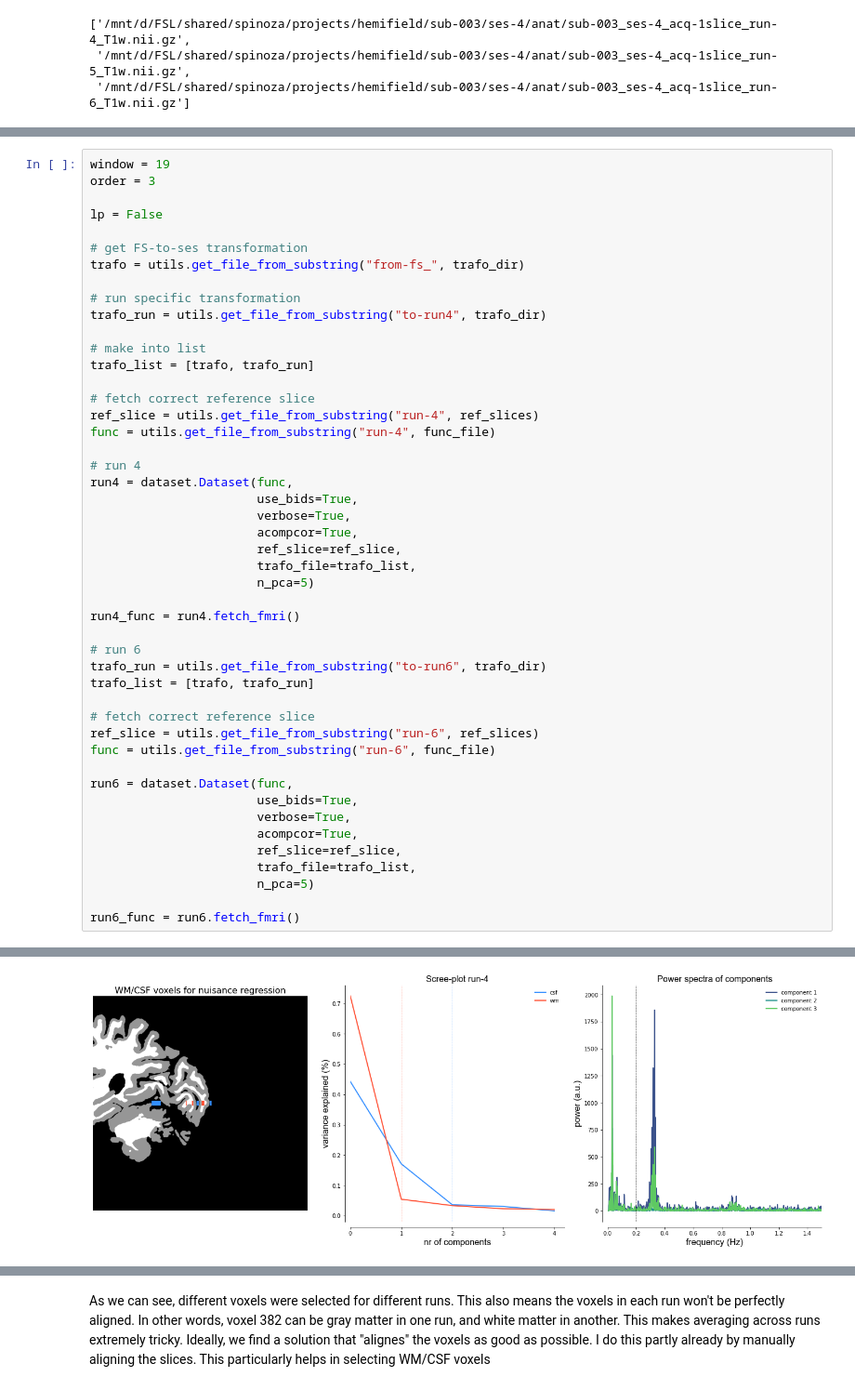
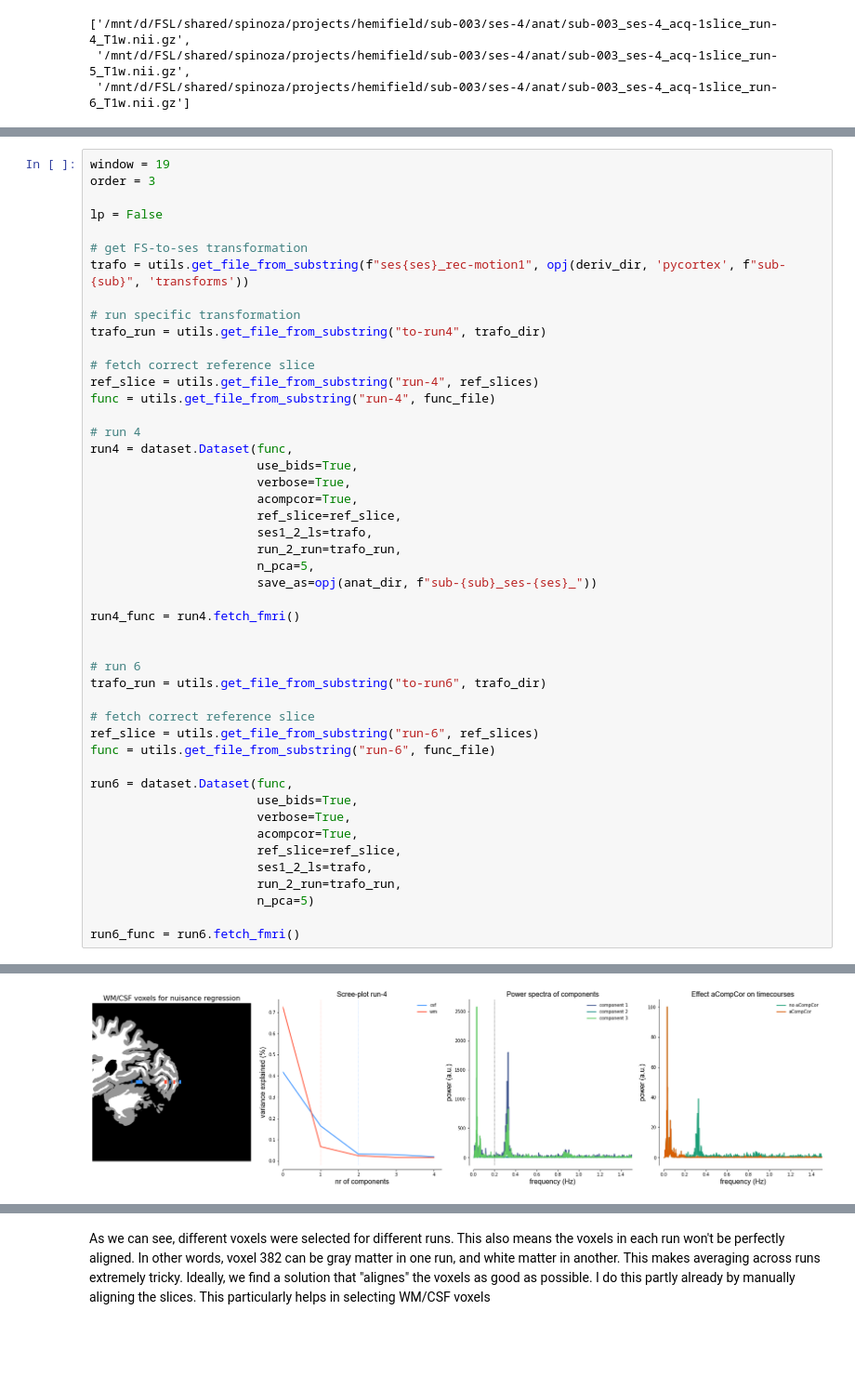
Before and after one commit to spinoza-centre/pRFline, a Jupyter notebook: notebooks/misc/alignment.ipynb, the cells around one changed output, grey strips where cells are left out. Shown: that part at 93% size. Drawn from its saved outputs; the diff is of its cells as text; blank space fills up the shorter version.

Commit message:
extra info summary plot aCompCor (#11)

```diff
--- a/notebooks/misc/alignment.ipynb
+++ b/notebooks/misc/alignment.ipynb
@@ -58,13 +67,10 @@ order = 3
 lp = False
 
 # get FS-to-ses transformation
-trafo = utils.get_file_from_substring("from-fs_", trafo_dir)
+trafo = utils.get_file_from_substring(f"ses{ses}_rec-motion1", opj(deriv_dir, 'pycortex', f"sub-{sub}", 'transforms'))
 
 # run specific transformation
 trafo_run = utils.get_file_from_substring("to-run4", trafo_dir)
-
-# make into list
-trafo_list = [trafo, trafo_run]
 
 # fetch correct reference slice
 ref_slice = utils.get_file_from_substring("run-4", ref_slices)
@@ -76,14 +82,16 @@ run4 = dataset.Dataset(func,
                        verbose=True,
                        acompcor=True,
                        ref_slice=ref_slice,
-                       trafo_file=trafo_list,
-                       n_pca=5)
+                       ses1_2_ls=trafo,
+                       run_2_run=trafo_run,
+                       n_pca=5,
+                       save_as=opj(anat_dir, f"sub-{sub}_ses-{ses}_"))
 
 run4_func = run4.fetch_fmri()
 
+
 # run 6
 trafo_run = utils.get_file_from_substring("to-run6", trafo_dir)
-trafo_list = [trafo, trafo_run]
 
 # fetch correct reference slice
 ref_slice = utils.get_file_from_substring("run-6", ref_slices)
@@ -94,7 +102,8 @@ run6 = dataset.Dataset(func,
                        verbose=True,
                        acompcor=True,
                        ref_slice=ref_slice,
-                       trafo_file=trafo_list,
+                       ses1_2_ls=trafo,
+                       run_2_run=trafo_run,
                        n_pca=5)
 
 run6_func = run6.fetch_fmri()
@@ -115,5 +124,5 @@ Preprocessing /mnt/d/FSL/shared/spinoza/projects/hemifield/sub-003/ses-4/func/su
  DCT high-pass filter on components [removes low frequencies <0.2 Hz]
 
 DATASET: created
 Fetching dataframe from attribute 'df_func_zscore'
-[figure, old version]
+[figure, new version]
```
Also changed, not shown: parts of 3 cells of this notebook.
